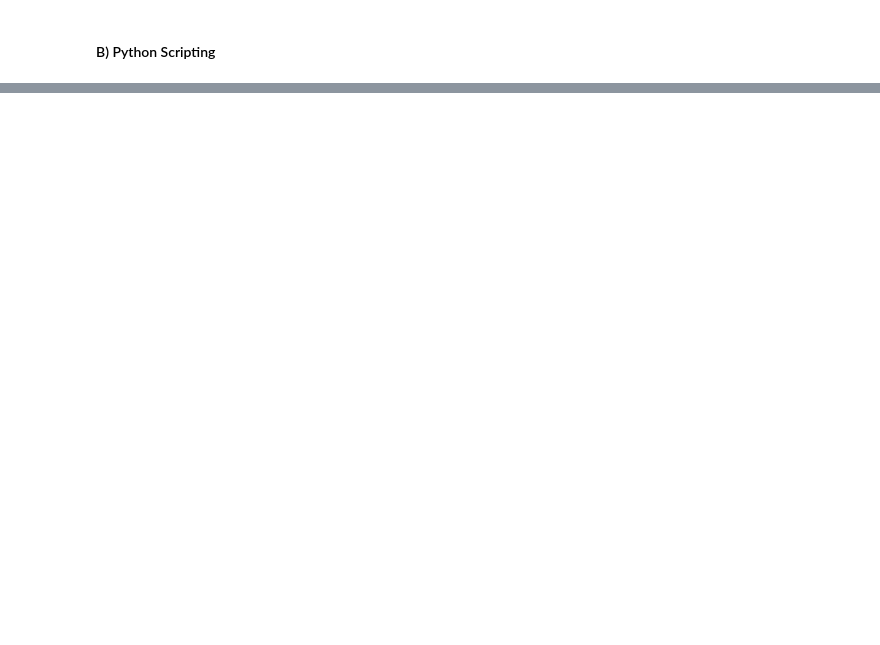
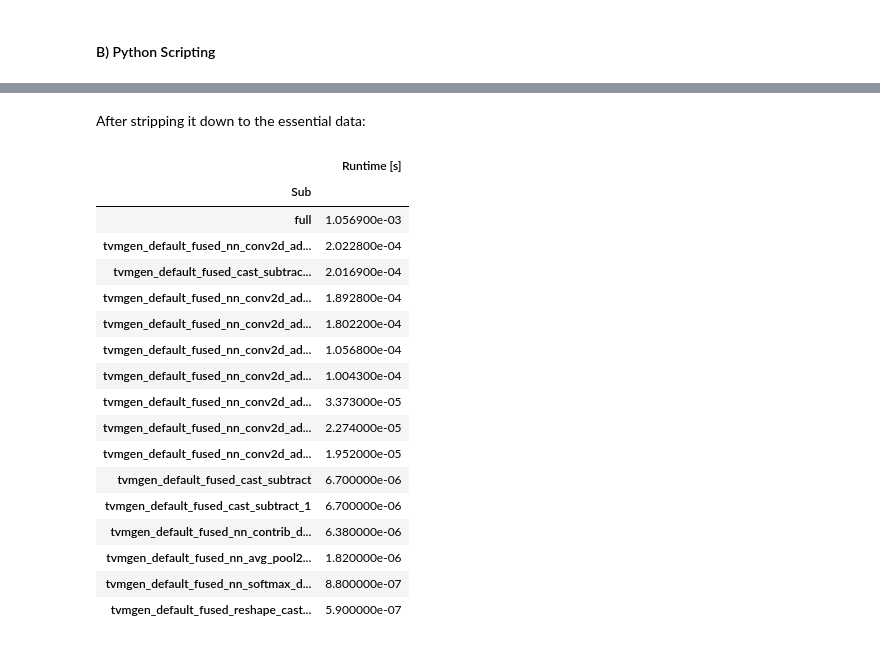
Before and after one commit to tum-ei-eda/mlonmcu, a Jupyter notebook: ipynb/Examples/PerLayerBenchmarking.ipynb, the cells around one changed output, grey strips where cells are left out. Cells and saved outputs as stored; diff of their text form; code cells hidden in the pictures; blank space fills up the shorter version.

```diff
--- a/ipynb/Examples/PerLayerBenchmarking.ipynb
+++ b/ipynb/Examples/PerLayerBenchmarking.ipynb
@@ -247,0 +438,27 @@ TODO
+# %% [markdown]
+After stripping it down to the essential data:
+# %%
+df = report.df
+df.drop(["Session", "Run", "Frontend", "Model", "Framework", "Backend", "Platform", "Target", "Config", "Features", "Postprocesses", "Comment"], axis=1, inplace=True)
+df.fillna("full", inplace=True)
+df.set_index("Sub", inplace=True)
+df
+# %% [output]
+|  | Runtime [s] |
+| Sub |  |
+| full | 1.056900e-03 |
+| tvmgen_default_fused_nn_conv2d_ad... | 2.022800e-04 |
+| tvmgen_default_fused_cast_subtrac... | 2.016900e-04 |
+| tvmgen_default_fused_nn_conv2d_ad... | 1.892800e-04 |
+| tvmgen_default_fused_nn_conv2d_ad... | 1.802200e-04 |
+| tvmgen_default_fused_nn_conv2d_ad... | 1.056800e-04 |
+| tvmgen_default_fused_nn_conv2d_ad... | 1.004300e-04 |
+| tvmgen_default_fused_nn_conv2d_ad... | 3.373000e-05 |
+| tvmgen_default_fused_nn_conv2d_ad... | 2.274000e-05 |
+| tvmgen_default_fused_nn_conv2d_ad... | 1.952000e-05 |
+| tvmgen_default_fused_cast_subtract | 6.700000e-06 |
+| tvmgen_default_fused_cast_subtract_1 | 6.700000e-06 |
+| tvmgen_default_fused_nn_contrib_d... | 6.380000e-06 |
+| tvmgen_default_fused_nn_avg_pool2... | 1.820000e-06 |
+| tvmgen_default_fused_nn_softmax_d... | 8.800000e-07 |
+| tvmgen_default_fused_reshape_cast... | 5.900000e-07 |
```
Also changed, not shown: parts of 18 cells of this notebook, 7 other files.
